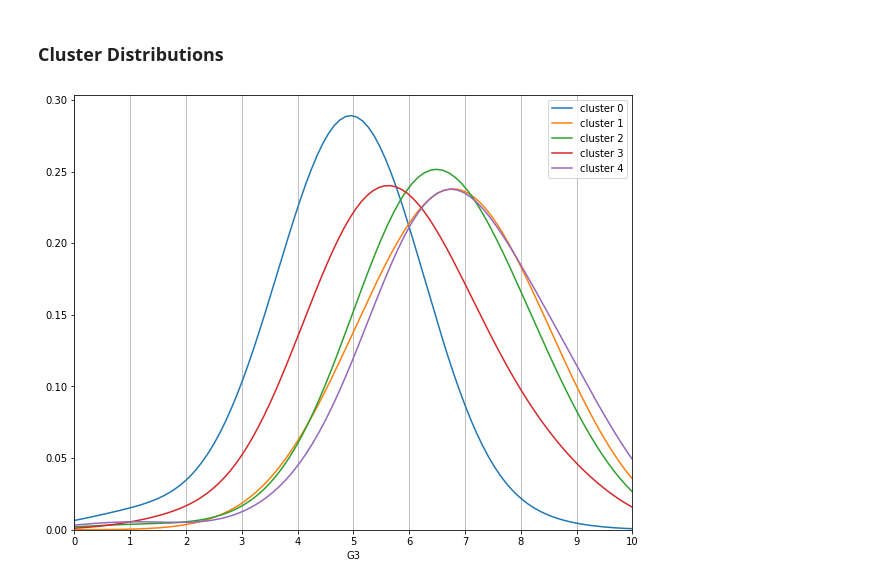
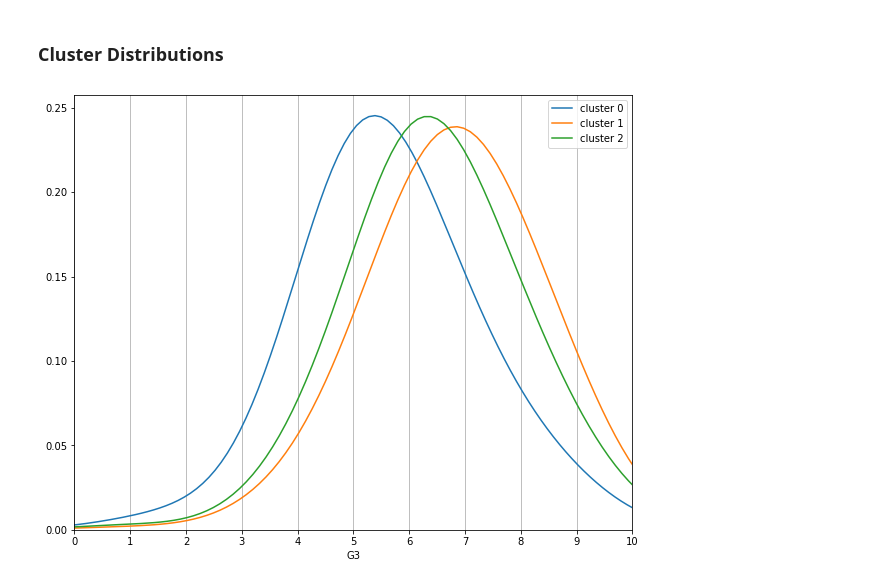
Before and after one commit to albertorekena/education-improvement, a Jupyter notebook: 03.-portuguese-clustering-kmeans-range_G3-10-repaired-G3-0-values.ipynb, the cells around one changed output. Drawn from its saved outputs; the diff is of its cells as text; code cells hidden in the pictures.

```diff
--- a/03.-portuguese-clustering-kmeans-range_G3-10-repaired-G3-0-values.ipynb
+++ b/03.-portuguese-clustering-kmeans-range_G3-10-repaired-G3-0-values.ipynb
@@ -103,7 +103,7 @@ plt.xticks(clusters);
 # %% [output]
 [figure]
 # %%
-model = KMeans(n_clusters = 5,random_state = 42)
+model = KMeans(n_clusters = 3,random_state = 42)
 model.fit(X)
 # %% [output]
 KMeans(algorithm='auto', copy_x=True, init='k-means++', max_iter=300,
@@ -327,14 +263,12 @@ grades_table(df_por_cluster_3)
 # %%
 fig = plt.figure(figsize = (10,8))
 ax = fig.gca()
-sns.distplot(df_por_cluster_0['G3'],hist = False,bins = np.arange(0,10),kde_kws = {'bw':1},label = 'cluster 0')
-sns.distplot(df_por_cluster_1['G3'],hist = False,bins = np.arange(0,10),kde_kws = {'bw':1},label = 'cluster 1')
-sns.distplot(df_por_cluster_2['G3'],hist = False,bins = np.arange(0,10),kde_kws = {'bw':1},label = 'cluster 2')
-sns.distplot(df_por_cluster_3['G3'],hist = False,bins = np.arange(0,10),kde_kws = {'bw':1},label = 'cluster 3')
-sns.distplot(df_por_cluster_4['G3'],hist = False,bins = np.arange(0,10),kde_kws = {'bw':1},label = 'cluster 4')
+sns.distplot(df_por_cluster_0['G3'],hist = False,kde_kws = {'bw':1},bins = np.arange(0,10),label = 'cluster 0')
+sns.distplot(df_por_cluster_1['G3'],hist = False,kde_kws = {'bw':1},bins = np.arange(0,10),label = 'cluster 1')
+sns.distplot(df_por_cluster_2['G3'],hist = False,kde_kws = {'bw':1},bins = np.arange(0,10),label = 'cluster 2')
 plt.xticks(np.arange(0,11))
 plt.xlim(0,10)
 ax.xaxis.grid(True)
 plt.legend();
 # %% [output]
-[figure, old version]
+[figure, new version]
```
Also changed, not shown: parts of 18 cells of this notebook, 8 other files.
